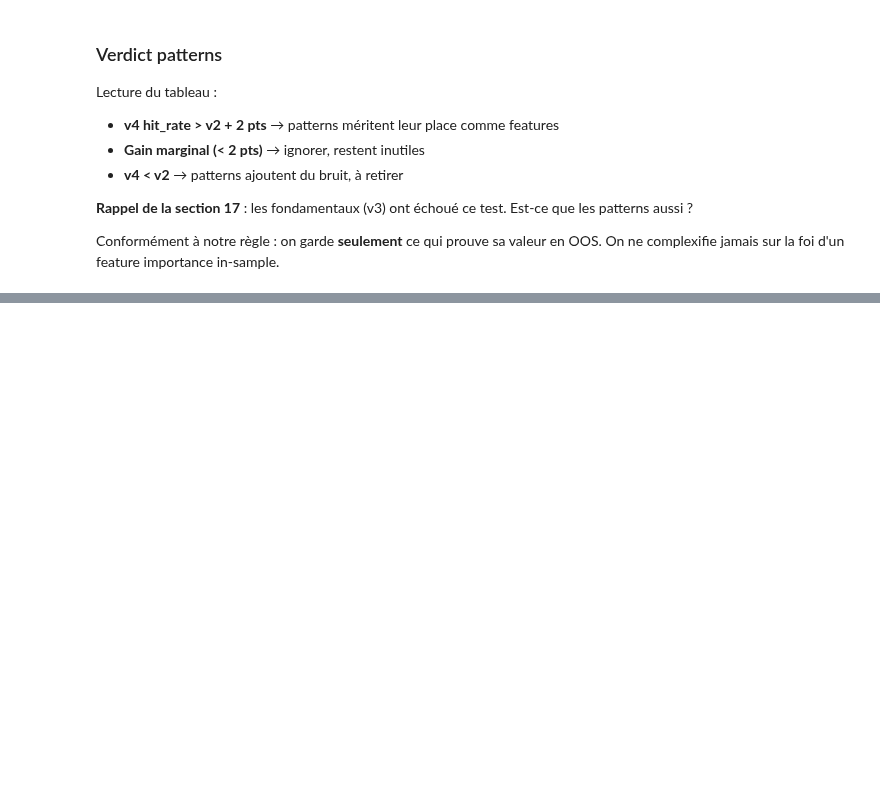
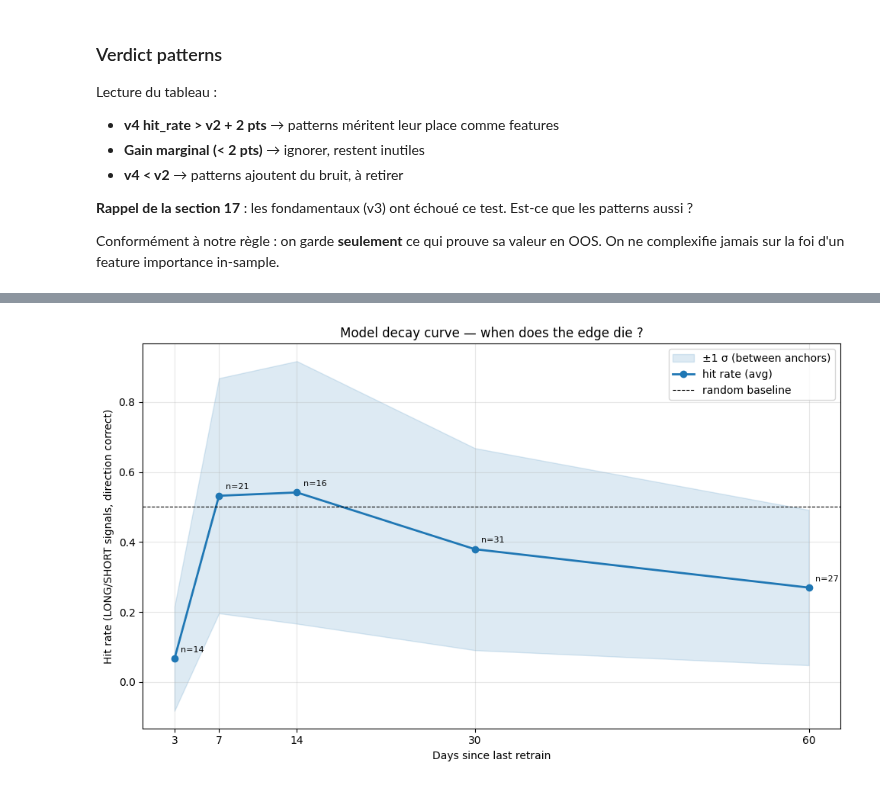
Before and after one commit to MehdiR39/Tangier, a Jupyter notebook: notebooks/stock_scanner_course.ipynb, the cells around one changed output, grey strips where cells are left out. Drawn from its saved outputs; the diff is of its cells as text; code cells hidden in the pictures; blank space fills up the shorter version.

```diff
--- a/notebooks/stock_scanner_course.ipynb
+++ b/notebooks/stock_scanner_course.ipynb
@@ -2342,0 +2362,17 @@ importance in-sample.
+# %%
+from src.model_decay import model_decay_analysis, aggregate_decay
+
+# Use the fast trainer_factory_v2 defined earlier (importance FS, no SMOTE)
+decay_df = model_decay_analysis(
+    featured_per_ticker=featured_v2,
+    target_creator=tc_v2,
+    trainer_factory=trainer_factory_v2,
+    horizon_days=[3, 7, 14, 30, 60],
+    n_anchors=5,              # 5 re-trainings = ~3-5 min total
+    min_anchor_frac=0.35,
+    max_anchor_frac=0.75,
+    return_horizon_bars=5,
+    min_quality=0.50,
+)
+print(f'Raw rows: {len(decay_df)}')
+decay_df.head(10)
@@ -2342,0 +2392,4 @@ importance in-sample.
+# %%
+# Aggregate across anchors → decay curve
+decay_curve = aggregate_decay(decay_df)
+print(decay_curve.to_string(index=False))
@@ -2342,0 +2415,26 @@ importance in-sample.
+# %%
+# Plot decay curve with error bars
+fig, ax = plt.subplots(figsize=(10, 6))
+x = decay_curve['horizon_days']
+y = decay_curve['hit_rate_mean']
+yerr = decay_curve['hit_rate_std'].fillna(0)
+
+ax.fill_between(x, y - yerr, y + yerr, color='tab:blue', alpha=0.15,
+                label='±1 σ (between anchors)')
+ax.plot(x, y, marker='o', lw=2, color='tab:blue', label='hit rate (avg)')
+ax.axhline(0.50, color='black', lw=0.8, linestyle='--', label='random baseline')
+
+for _, row in decay_curve.iterrows():
+    ax.annotate(f"n={int(row['n_predictions'])}",
+                (row['horizon_days'], row['hit_rate_mean']),
+                textcoords='offset points', xytext=(6, 6), fontsize=8)
+
+ax.set_xlabel('Days since last retrain')
+ax.set_ylabel('Hit rate (LONG/SHORT signals, direction correct)')
+ax.set_title('Model decay curve — when does the edge die ?')
+ax.legend()
+ax.grid(alpha=0.3)
+ax.set_xticks(decay_curve['horizon_days'])
+plt.tight_layout(); plt.show()
+# %% [output]
+[figure, added]
```
Also changed, not shown: parts of 9 cells of this notebook, 2 other files.
